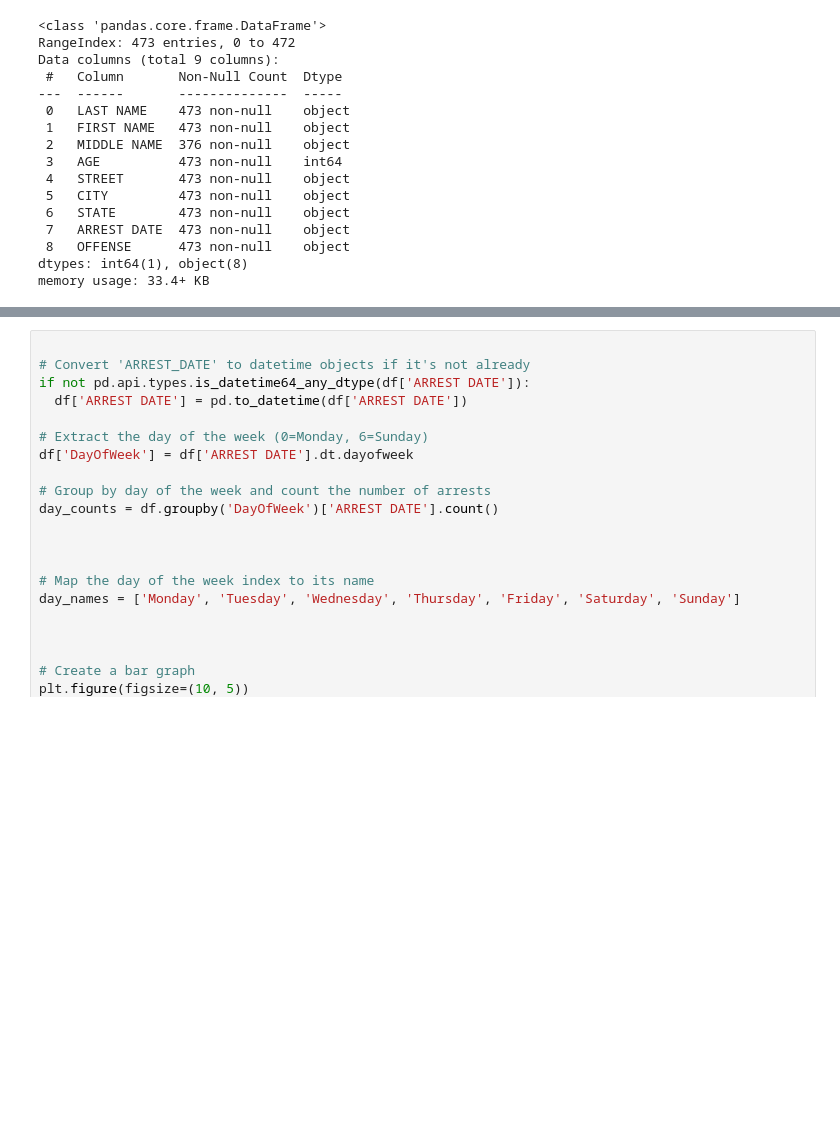
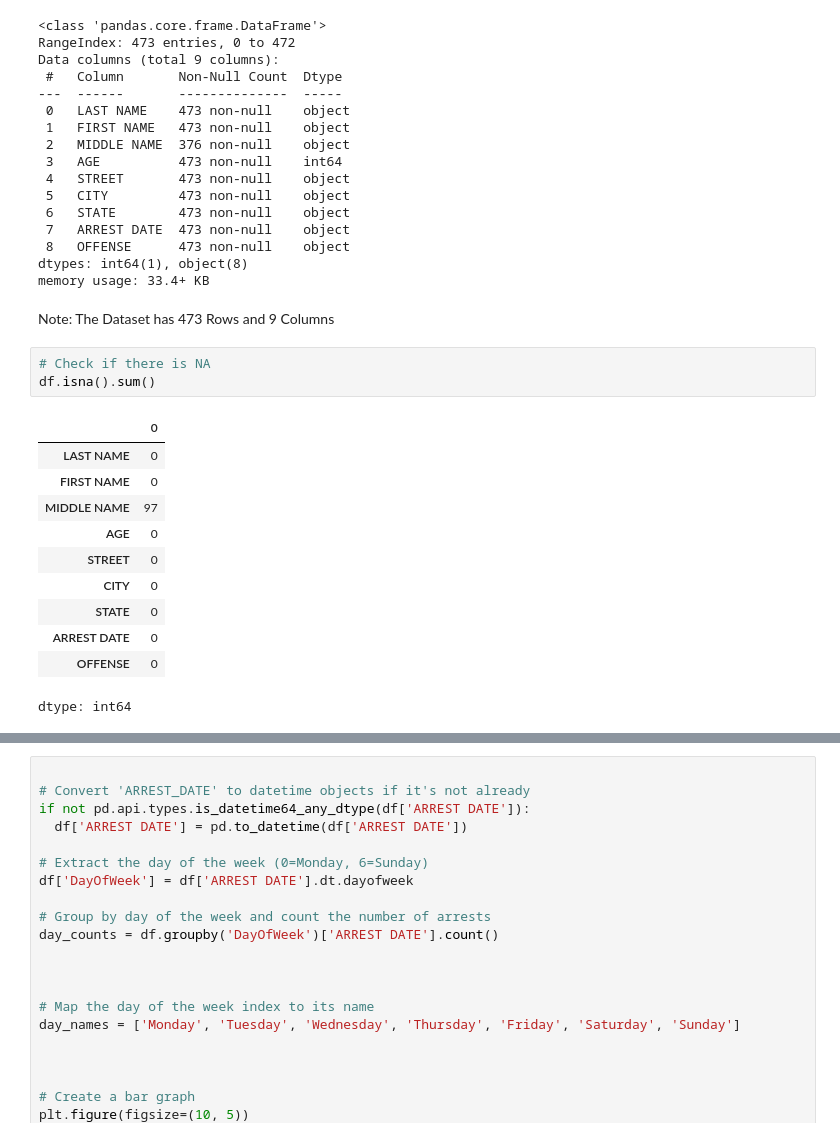
Before and after one commit to adinsa1/DATA205-PROJECT, a Jupyter notebook: AssefaData205Project.ipynb, the cells around one changed output, grey strips where cells are left out. Cells and saved outputs as stored; diff of their text form; blank space fills up the shorter version.

```diff
--- a/AssefaData205Project.ipynb
+++ b/AssefaData205Project.ipynb
@@ -41,3 +44,20 @@ Data columns (total 9 columns):
  8   OFFENSE      473 non-null    object
 dtypes: int64(1), object(8)
 memory usage: 33.4+ KB
+# %% [markdown]
+Note: The Dataset has 473 Rows and 9 Columns
+# %%
+# Check if there is NA
+df.isna().sum()
+# %% [output]
+|  | 0 |
+| LAST NAME | 0 |
+| FIRST NAME | 0 |
+| MIDDLE NAME | 97 |
+| AGE | 0 |
+| STREET | 0 |
+| CITY | 0 |
+| STATE | 0 |
+| ARREST DATE | 0 |
+| OFFENSE | 0 |
+dtype: int64
```
Also changed, not shown: parts of 6 cells of this notebook.
